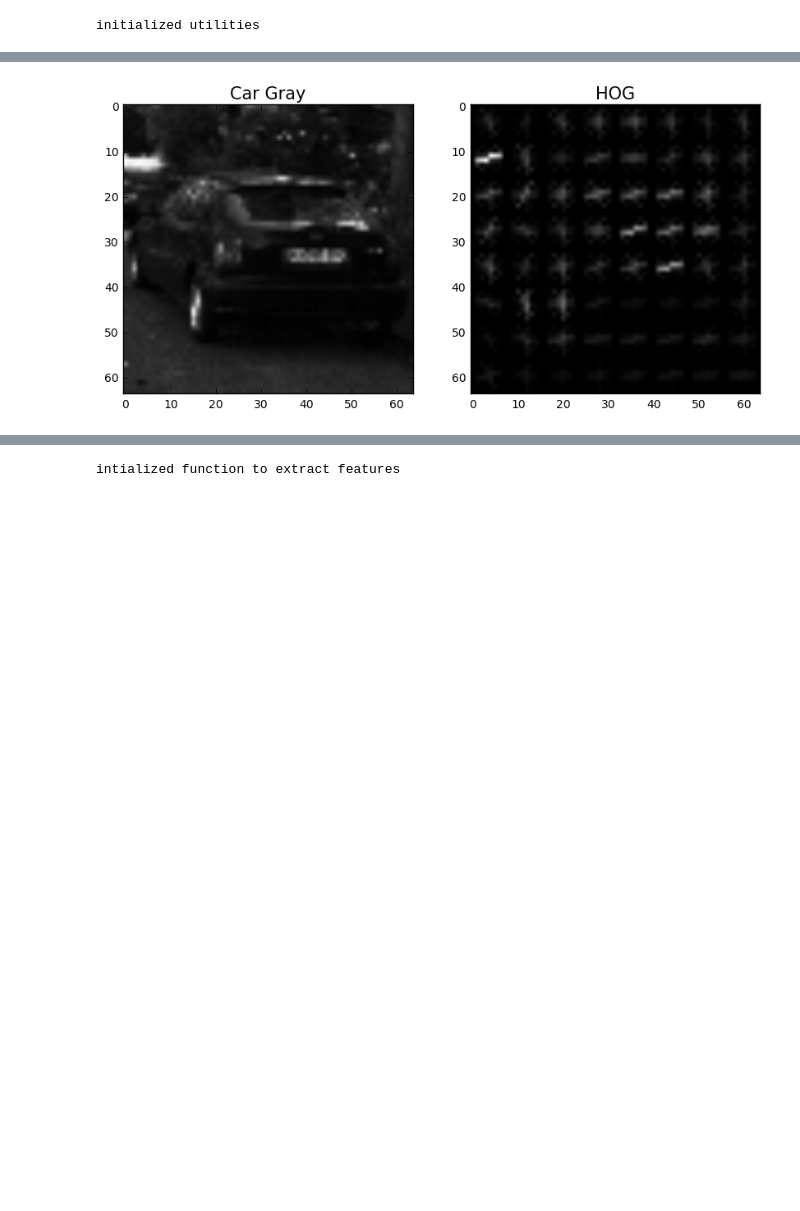
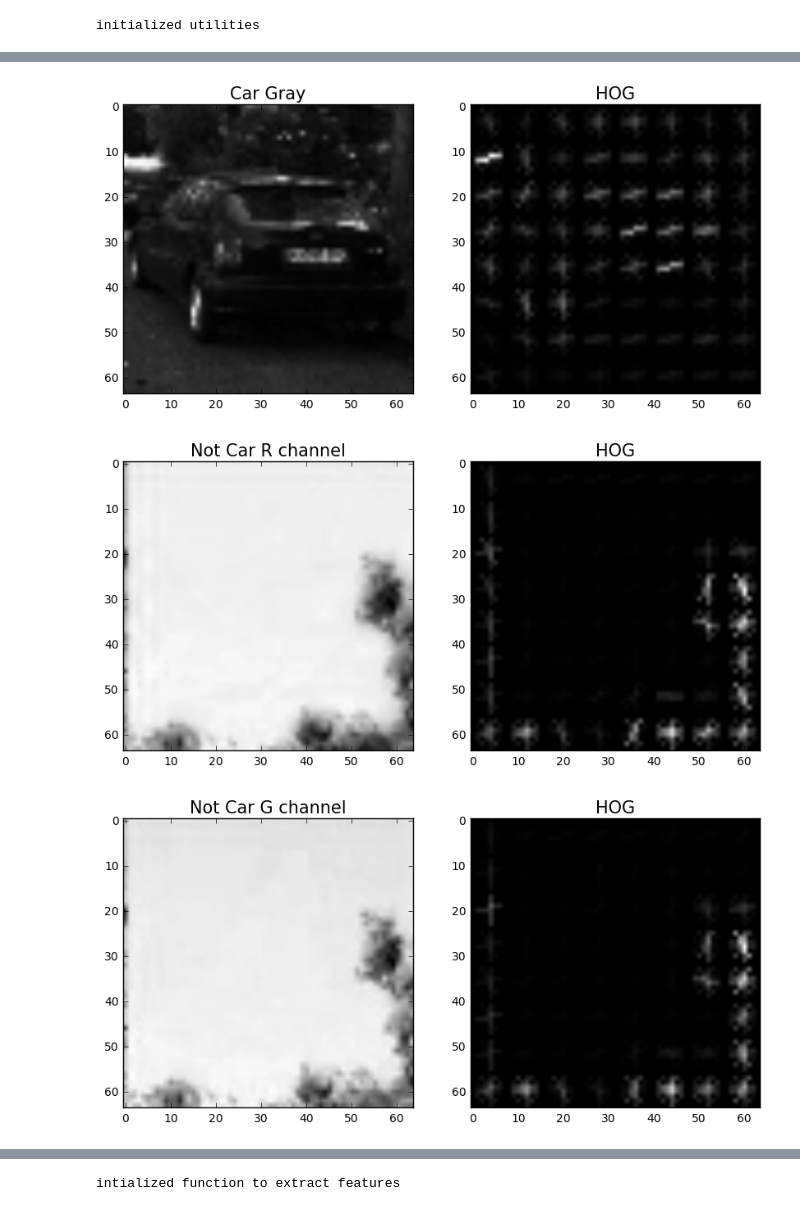
Before and after one commit to nalapati/sdc-vehicle-detection, a Jupyter notebook: Vehicle Detection.ipynb, the cells around one changed output, grey strips where cells are left out. Drawn from its saved outputs; the diff is of its cells as text; code cells hidden in the pictures; blank space fills up the shorter version.

Commit message:
Change to display some non-car HOG features

```diff
--- a/Vehicle Detection.ipynb
+++ b/Vehicle Detection.ipynb
@@ -99,30 +99,41 @@ display2("Car", car, "Non Car", non_car, "car_non_car.jpg")
 
 # HOG extraction, tuning parameters
 pix_per_cell = 8
 cell_per_block = 2
 orient = 9
 
 # Experiments
 car_hls = cv2.cvtColor(car, cv2.COLOR_BGR2HLS)
 features, hog_image = get_hog_features(car_hls[:, :, 1], orient, pix_per_cell, cell_per_block, vis=True)
 display2("Car L channel", car_hls[:, :, 1], "HOG", hog_image, "hog_features_l.jpg", ("gray", "gray"))
 
 features, hog_image = get_hog_features(car[:, :, 0], orient, pix_per_cell, cell_per_block, vis=True)
 display2("Car R channel", car[:, :, 0], "HOG", hog_image, "hog_features_r.jpg", ("gray", "gray"))
 
 features, hog_image = get_hog_features(car[:, :, 1], orient, pix_per_cell, cell_per_block, vis=True)
 display2("Car G channel", car[:, :, 1], "HOG", hog_image, "hog_features_g.jpg", ("gray", "gray"))
 
 features, hog_image = get_hog_features(car[:, :, 2], orient, pix_per_cell, cell_per_block, vis=True)
 display2("Car B channel", car[:, :, 2], "HOG", hog_image, "hog_features_b.jpg", ("gray", "gray"))
 
 car_gray = cv2.cvtColor(car, cv2.COLOR_BGR2GRAY)
 features, hog_image = get_hog_features(car_gray, orient, pix_per_cell, cell_per_block, vis=True)
 display2("Car Gray", car_gray, "HOG", hog_image, "hog_features_gray.jpg", ("gray", "gray"))
+
+features, hog_image = get_hog_features(non_car[:, :, 0], orient, pix_per_cell, cell_per_block, vis=True)
+display2("Not Car R channel", non_car[:, :, 0], "HOG", hog_image, "n_hog_features_r.jpg", ("gray", "gray"))
+
+features, hog_image = get_hog_features(non_car[:, :, 1], orient, pix_per_cell, cell_per_block, vis=True)
+display2("Not Car G channel", non_car[:, :, 1], "HOG", hog_image, "n_hog_features_g.jpg", ("gray", "gray"))
+
+features, hog_image = get_hog_features(non_car[:, :, 2], orient, pix_per_cell, cell_per_block, vis=True)
+display2("Not Car B channel", non_car[:, :, 2], "HOG", hog_image, "n_hog_features_b.jpg", ("gray", "gray"))
 # %% [output]
 [figure]
 [figure]
 [figure]
 [figure]
 [figure]
 [figure]
+[figure, added]
+[figure, added]
```
Also changed, not shown: parts of 1 cell of this notebook, 4 other files.
